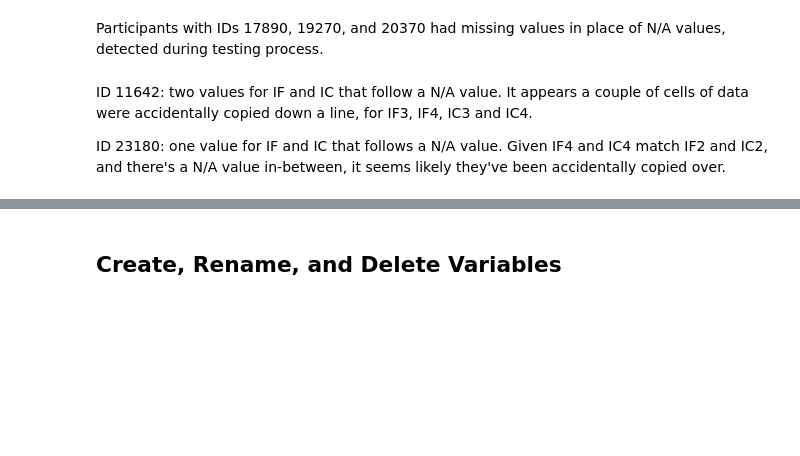
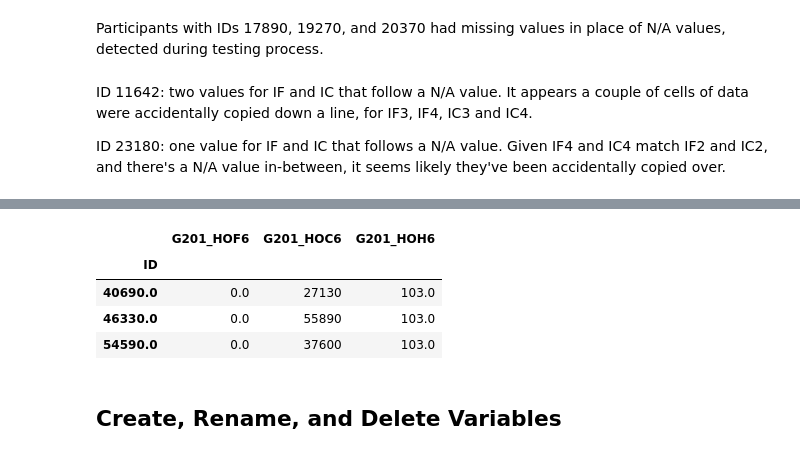
Before and after one commit to matt-humphrey/Injuries-and-Incidents, a Jupyter notebook: notebooks/g201.ipynb, the cells around one changed output, grey strips where cells are left out. Cells and saved outputs as stored; diff of their text form; code cells hidden in the pictures; blank space fills up the shorter version.

```diff
--- a/notebooks/g201.ipynb
+++ b/notebooks/g201.ipynb
@@ -188,3 +253,12 @@ assert all(df.loc[df["G201_HOH1"] == 88, "G201_HOH1":"G201_HOH6"] == 88)
+# %%
+# For example, a subset of IDs with the aforementioned problems
+df.loc[[40690, 46330, 54590], ["G201_HOF6", "G201_HOC6", "G201_HOH6"]]
+# %% [output]
+|  | G201_HOF6 | G201_HOC6 | G201_HOH6 |
+| ID |  |  |  |
+| 40690.0 | 0.0 | 27130 | 103.0 |
+| 46330.0 | 0.0 | 55890 | 103.0 |
+| 54590.0 | 0.0 | 37600 | 103.0 |
 # %% [markdown]
 ## Create, Rename, and Delete Variables
 # %% [markdown]
```
Also changed, not shown: parts of 19 cells of this notebook, 4 other files.
